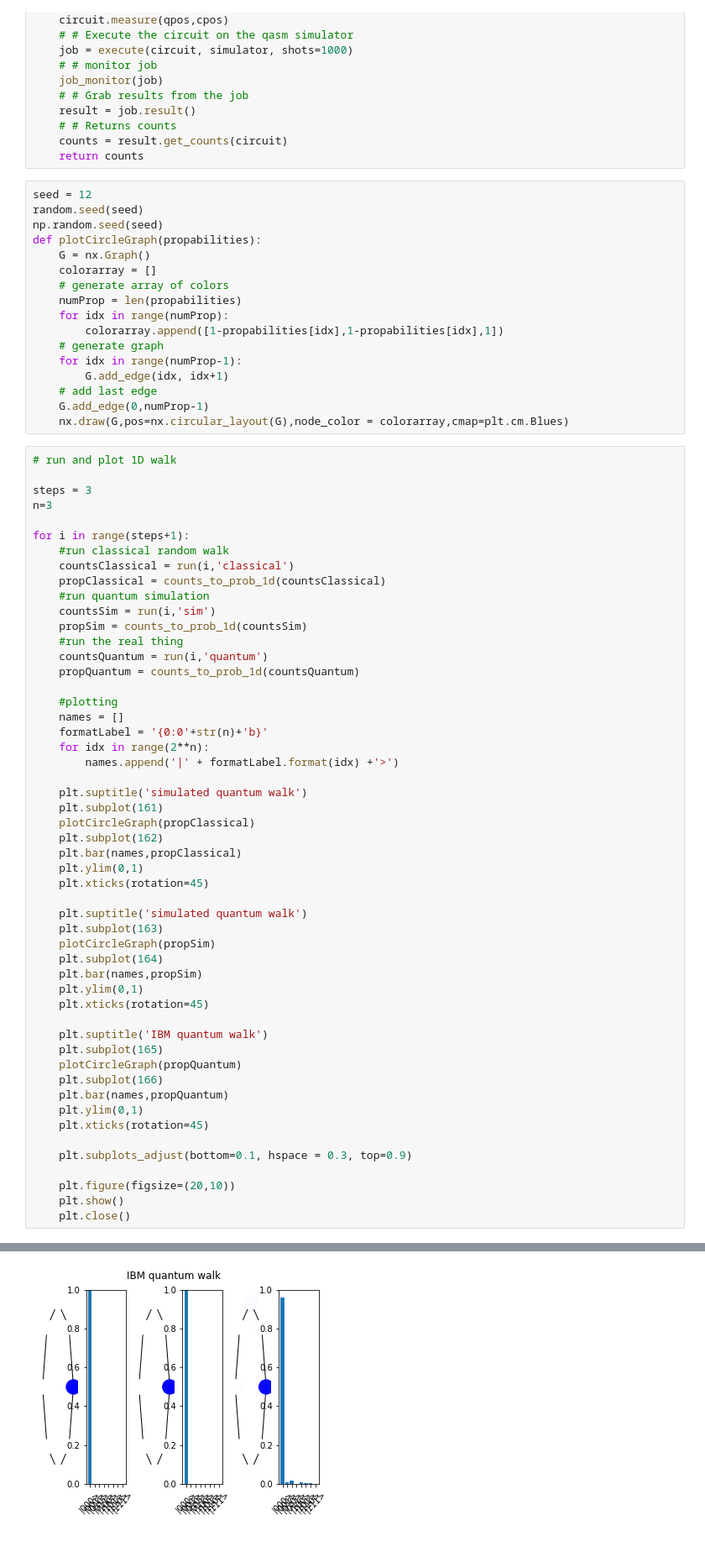
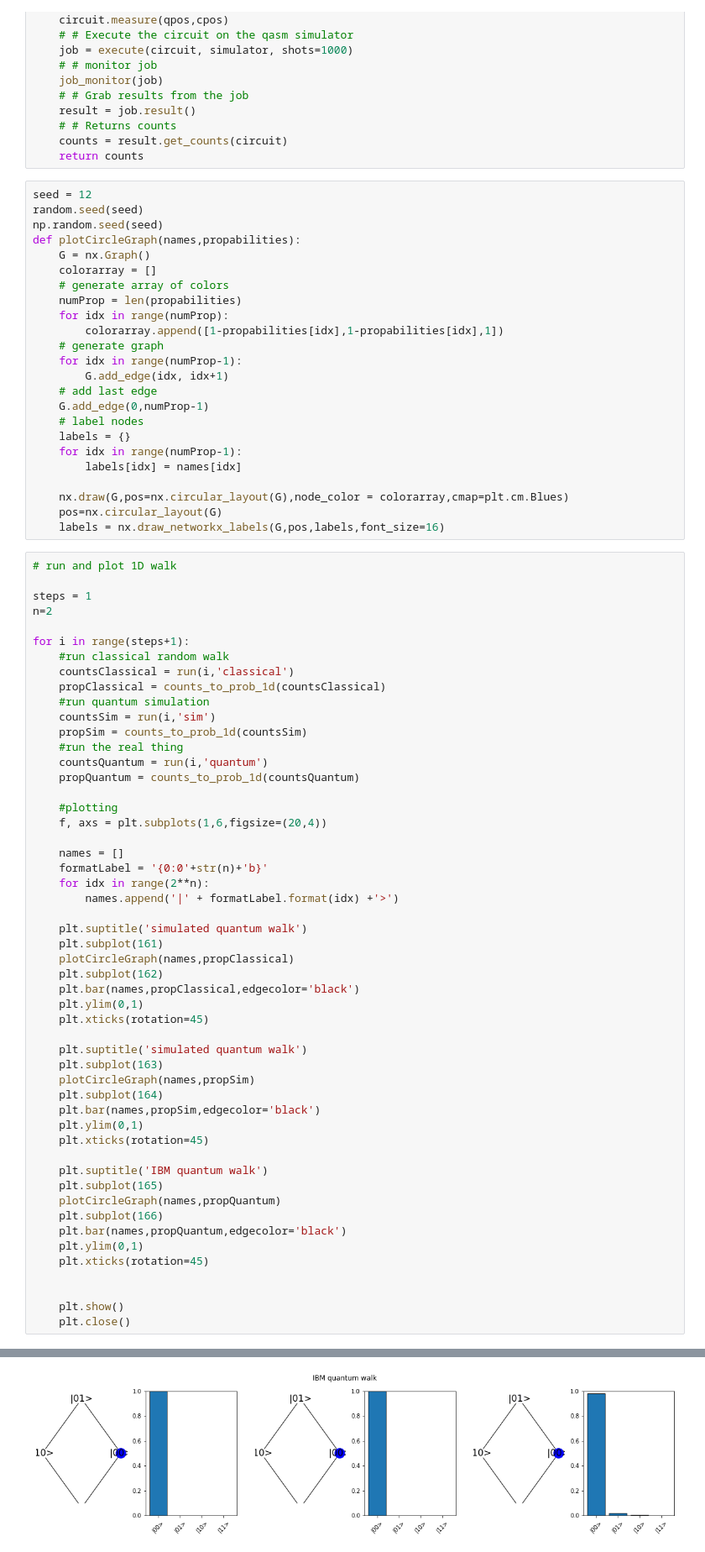
Before and after one commit to biswaroopmukherjee/Quantum-Waddle, a Jupyter notebook: 1D walk on IBM.ipynb, the cells around one changed output, grey strips where cells are left out. Shown at 84% size. Cells and saved outputs as stored; diff of their text form.

```diff
--- a/1D walk on IBM.ipynb
+++ b/1D walk on IBM.ipynb
@@ -82,7 +84,7 @@ def run(steps,simulatorType):
 seed = 12
 random.seed(seed)
 np.random.seed(seed)
-def plotCircleGraph(propabilities):
+def plotCircleGraph(names,propabilities):
     G = nx.Graph()
     colorarray = []
     # generate array of colors
@@ -94,12 +96,19 @@ def plotCircleGraph(propabilities):
         G.add_edge(idx, idx+1)
     # add last edge
     G.add_edge(0,numProp-1)
+    # label nodes
+    labels = {}
+    for idx in range(numProp-1):
+        labels[idx] = names[idx]
+
     nx.draw(G,pos=nx.circular_layout(G),node_color = colorarray,cmap=plt.cm.Blues)
+    pos=nx.circular_layout(G)
+    labels = nx.draw_networkx_labels(G,pos,labels,font_size=16)
 # %%
 # run and plot 1D walk
 
-steps = 3
-n=3
+steps = 1
+n=2
 
 for i in range(steps+1):
     #run classical random walk
@@ -113,42 +122,42 @@ for i in range(steps+1):
     propQuantum = counts_to_prob_1d(countsQuantum)
 
     #plotting
+    f, axs = plt.subplots(1,6,figsize=(20,4))
+
     names = []
     formatLabel = '{0:0'+str(n)+'b}'
     for idx in range(2**n):
         names.append('|' + formatLabel.format(idx) +'>')
 
     plt.suptitle('simulated quantum walk')
     plt.subplot(161)
-    plotCircleGraph(propClassical)
+    plotCircleGraph(names,propClassical)
     plt.subplot(162)
-    plt.bar(names,propClassical)
+    plt.bar(names,propClassical,edgecolor='black')
     plt.ylim(0,1)
     plt.xticks(rotation=45)
 
     plt.suptitle('simulated quantum walk')
     plt.subplot(163)
-    plotCircleGraph(propSim)
+    plotCircleGraph(names,propSim)
     plt.subplot(164)
-    plt.bar(names,propSim)
+    plt.bar(names,propSim,edgecolor='black')
     plt.ylim(0,1)
     plt.xticks(rotation=45)
 
     plt.suptitle('IBM quantum walk')
     plt.subplot(165)
-    plotCircleGraph(propQuantum)
+    plotCircleGraph(names,propQuantum)
     plt.subplot(166)
-    plt.bar(names,propQuantum)
+    plt.bar(names,propQuantum,edgecolor='black')
     plt.ylim(0,1)
     plt.xticks(rotation=45)
 
-    plt.subplots_adjust(bottom=0.1, hspace = 0.3, top=0.9)
 
-    plt.figure(figsize=(20,10))
     plt.show()
     plt.close()
 # %% [output]
 Job Status: job has successfully run
 Job Status: job has successfully run
 Job Status: job has successfully run
-[figure, old version]
+[figure, new version]
```
Also changed, not shown: parts of 3 cells of this notebook.
